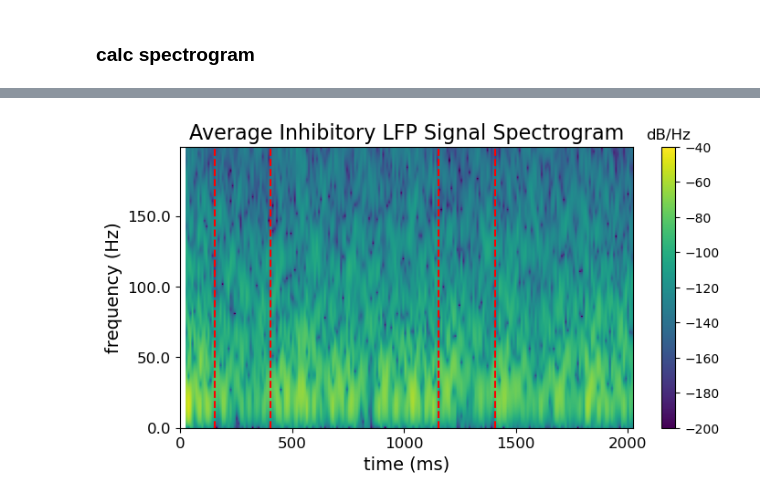
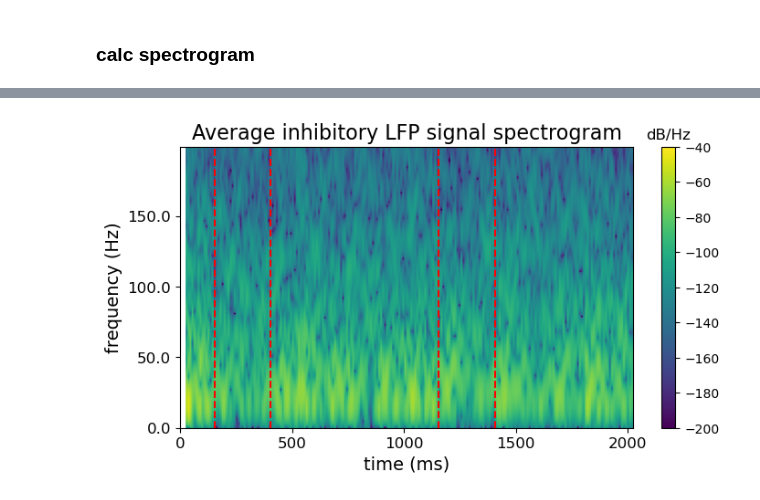
Before and after one commit to renee-tung/spikeRNN, a Jupyter notebook: analysis/4_LFP/1_power/visualize_LFP_calc.ipynb, the cells around one changed output, grey strips where cells are left out. Drawn from its saved outputs; the diff is of its cells as text; code cells hidden in the pictures.

```diff
--- a/analysis/4_LFP/1_power/visualize_LFP_calc.ipynb
+++ b/analysis/4_LFP/1_power/visualize_LFP_calc.ipynb
@@ -196,11 +196,11 @@ plt.show()
 # %%
 f, t, s, ax = calc_trial_spect(lfp_inh, fs_dict['ds'], nperseg, noverlap, nfft,
                            f_cutoff=200, plot=1, stim1_on=times_fs['stim1_on'],
                             stim1_off=times_fs['stim1_off'], stim2_on=times_fs['stim2_on'],
                             stim2_off=times_fs['stim2_off'], spect_range=[-200,-40],
                             t_skip=20, f_skip=50, plot_range=[0, 2055],)
 # ax.set_ylim([0,400]);
-ax.set_title('Average Inhibitory LFP Signal Spectrogram', fontsize=16);
+ax.set_title('Average inhibitory LFP signal spectrogram', fontsize=16);
 plt.show()
 # %% [output]
-[figure, old version]
+[figure, new version]
```
Also changed, not shown: parts of 4 cells of this notebook, 9 other files.
